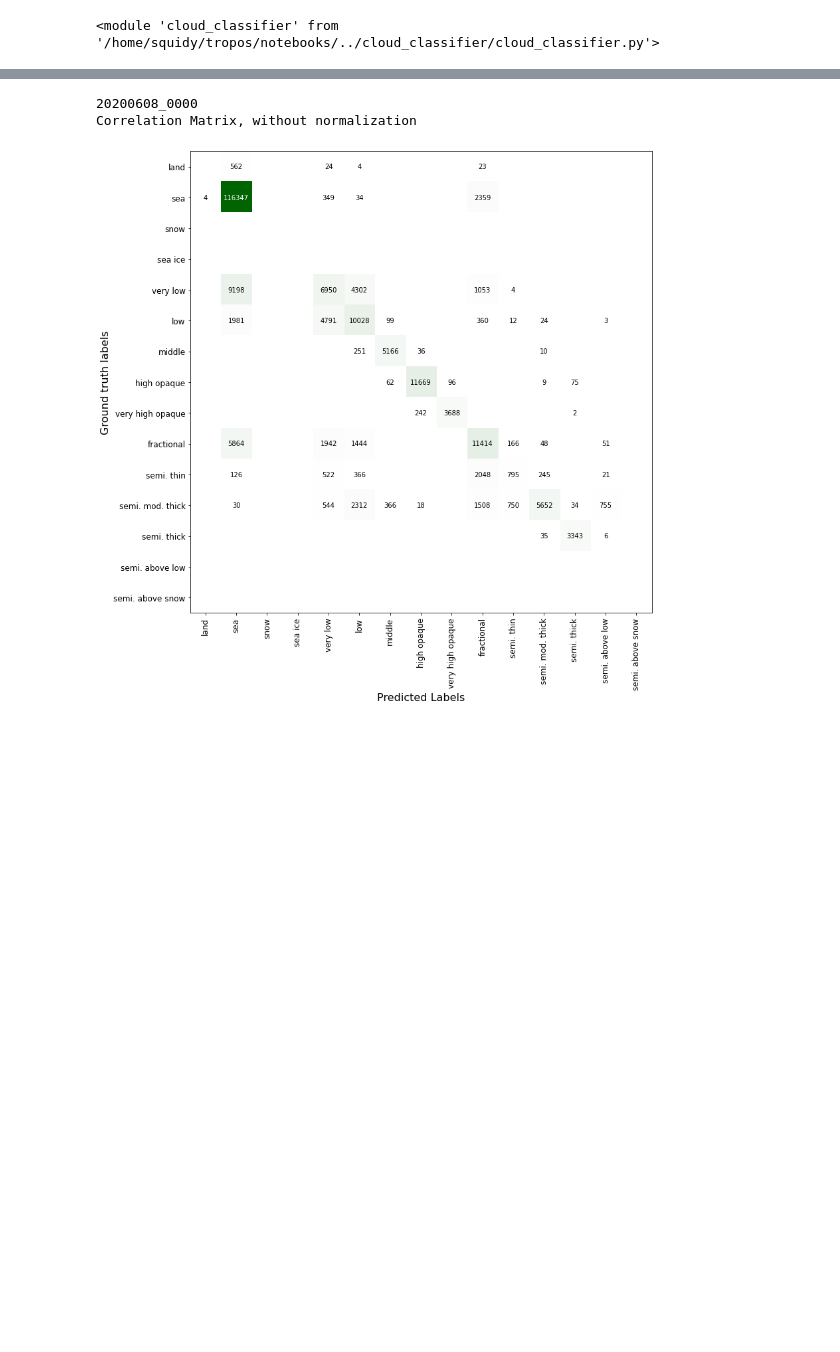
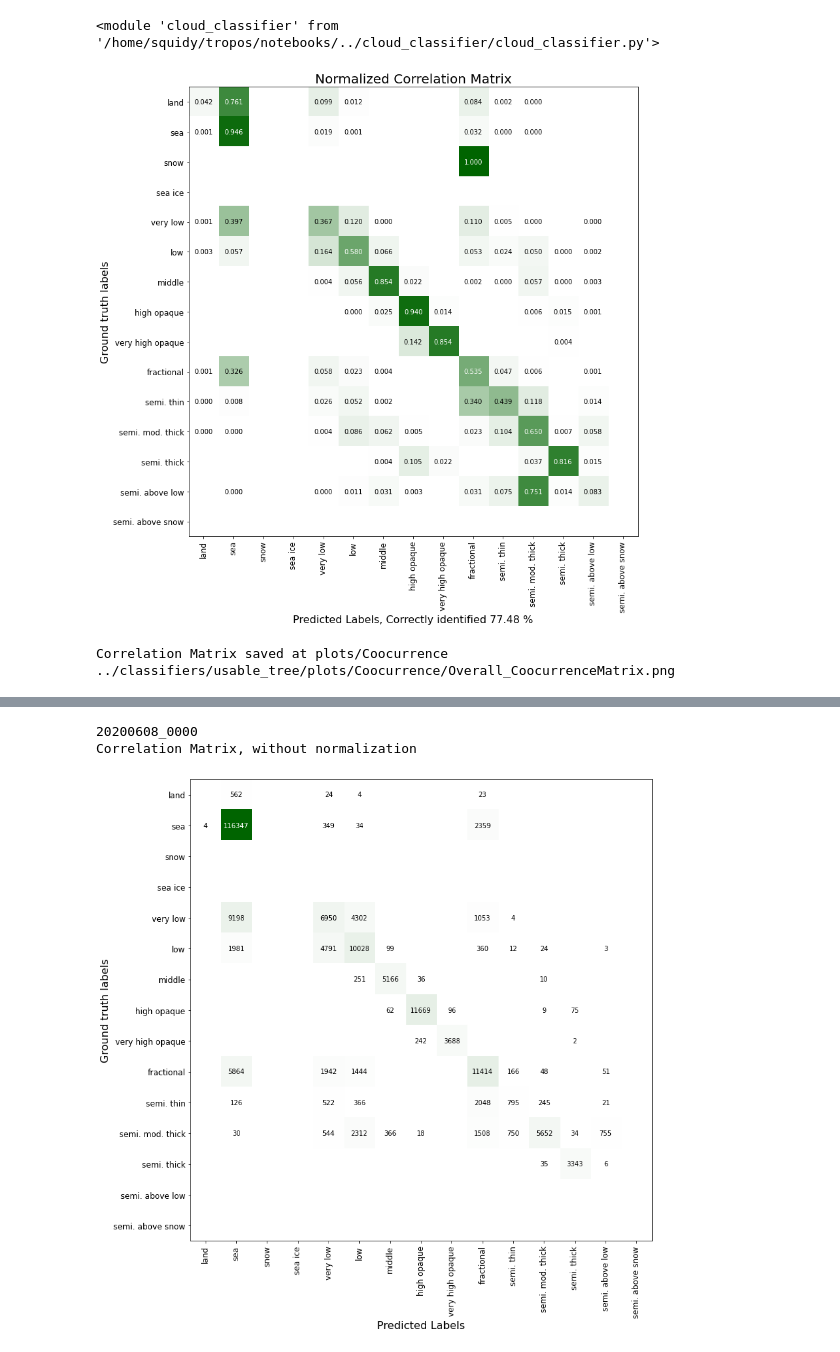
Before and after one commit to fsenf/CTyPyTool, a Jupyter notebook: notebooks/Plotting.ipynb, the cells around one changed output, grey strips where cells are left out. Cells and saved outputs as stored; diff of their text form; code cells hidden in the pictures; blank space fills up the shorter version.

Commit message:
added combined evaluation over all sets, coorMAtrix

```diff
--- a/notebooks/Plotting.ipynb
+++ b/notebooks/Plotting.ipynb
@@ -12,5 +12,10 @@ importlib.reload(cloud_classifier)
 # %%
 
 cc = cloud_classifier.cloud_classifier()
-cc.load_project("../classifiers/usable_forest")
+cc.load_project("../classifiers/usable_tree")
+# %%
+cc.get_overallCoocurrence(show = True)
+# %% [output]
+[figure, added]
+Correlation Matrix saved at plots/Coocurrence ../classifiers/usable_tree/plots/Coocurrence/Overall_CoocurrenceMatrix.png
 # %%
```
Also changed, not shown: parts of 7 cells of this notebook, 6 other files.
